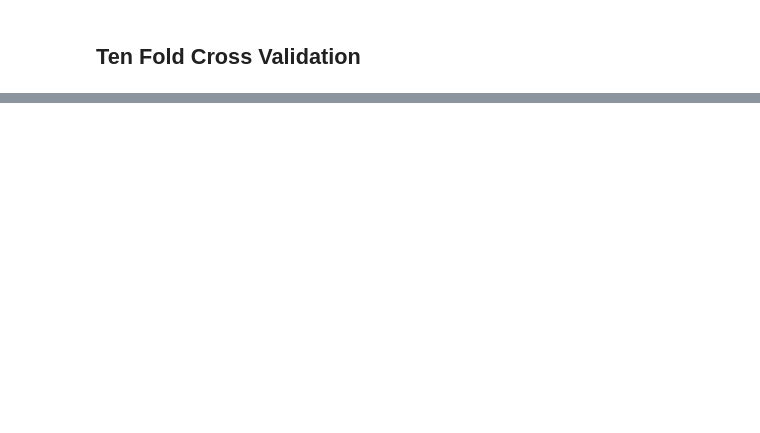
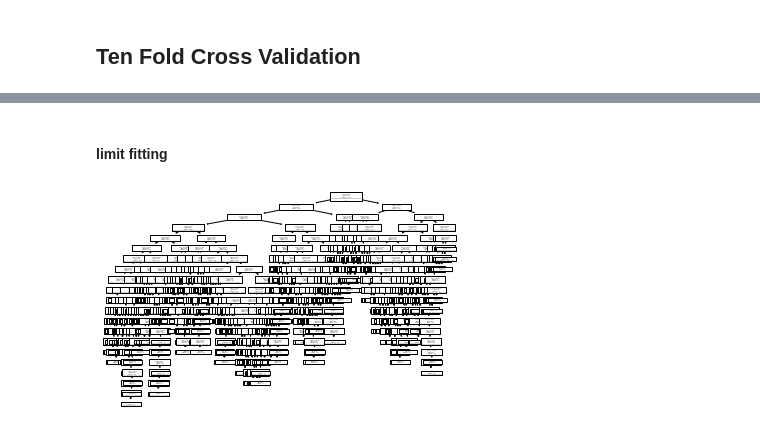
Before and after one commit to aln3/DMML_CW2_Group2, a Jupyter notebook: decisionTreeMain.ipynb, the cells around one changed output, grey strips where cells are left out. Saved outputs shown, nothing was run; the diff lists cells and outputs as text; code cells hidden in the pictures; blank space fills up the shorter version.

```diff
--- a/decisionTreeMain.ipynb
+++ b/decisionTreeMain.ipynb
@@ -287,0 +323,13 @@ Now limmit fitting
+# %% [markdown]
+#### limit fitting
+# %%
+#try and limit overfitting
+clf_list = []
+split = (0.02, 0.015, 0.01, 0.008, 0.006, 0.004,0.002, 0.001)
+for x in split:
+    clf_smpl_splt = tree.DecisionTreeClassifier(min_samples_split = x)
+    tree.plot_tree(clf_smpl_splt.fit(x_train, y_train))
+    dot_data = tree.export_graphviz(clf_smpl_splt, out_file=None)
+    clf_list.append( clf_smpl_splt)
+# %% [output]
+[figure, added]
```
Also changed, not shown: parts of 35 cells of this notebook.
